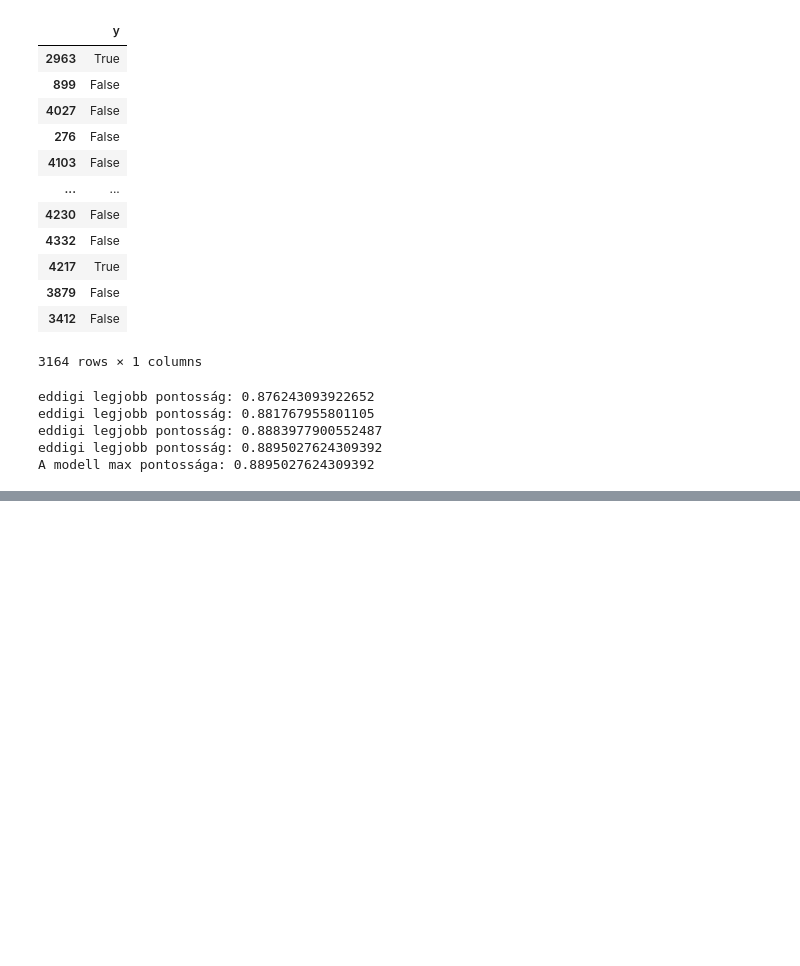
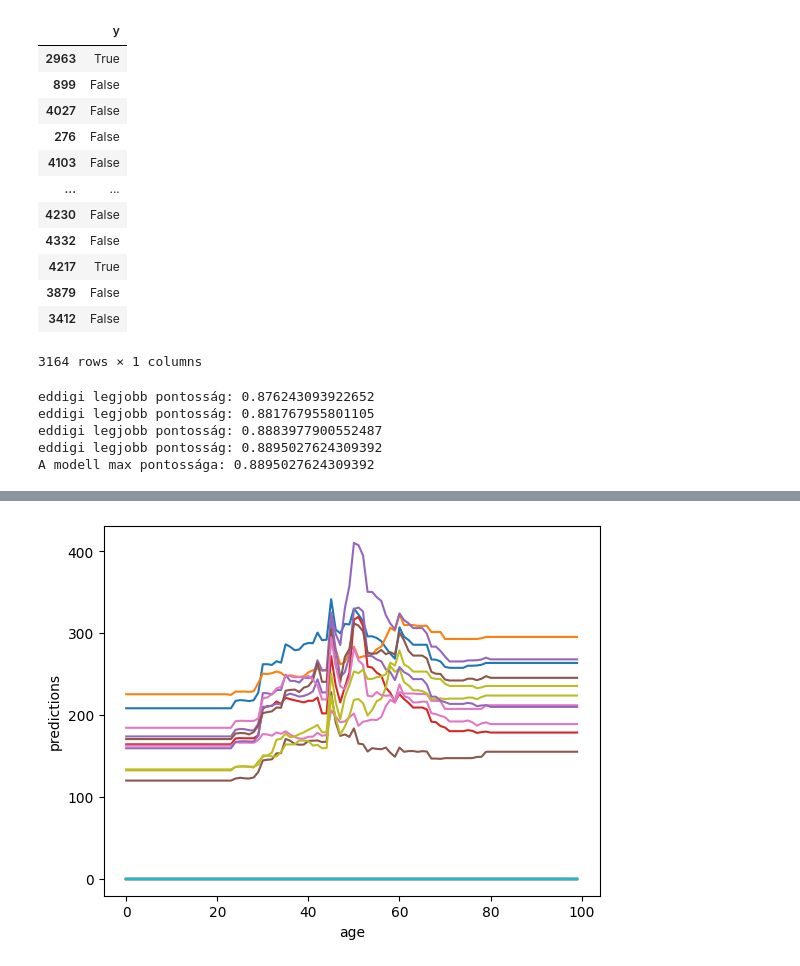
Before and after one commit to debizson/Mesi, a Jupyter notebook: ai_database_.ipynb, the cells around one changed output, grey strips where cells are left out. Saved outputs shown, nothing was run; the diff lists cells and outputs as text; code cells hidden in the pictures; blank space fills up the shorter version.

```diff
--- a/ai_database_.ipynb
+++ b/ai_database_.ipynb
@@ -587,0 +716,9 @@ sns.catplot(kind="bar", data=feature_importances, y=train_x.columns.to_list(), x
+# %%
+from sklearn.ensemble import RandomForestRegressor
+
+# speciális átlagoló fákkal megtörténik a betanítás
+
+reg = RandomForestRegressor(random_state=0)
+reg.fit(train_x_yes, train_y_yes)
+
+train_y_yes
@@ -587,0 +828,8 @@ sns.catplot(kind="bar", data=feature_importances, y=train_x.columns.to_list(), x
+# %%
+
+ice_plot(dev_x_yes, 'age', 0, 100, reg)
+
+# körülbelül 50 év körüli kornál lesz több ideje, hogy beszélt a kliens egy előző
+#  kampány során a céggel, láthatóak a kiugrások
+# %% [output]
+[figure, added]
```
Also changed, not shown: parts of 24 cells of this notebook.
